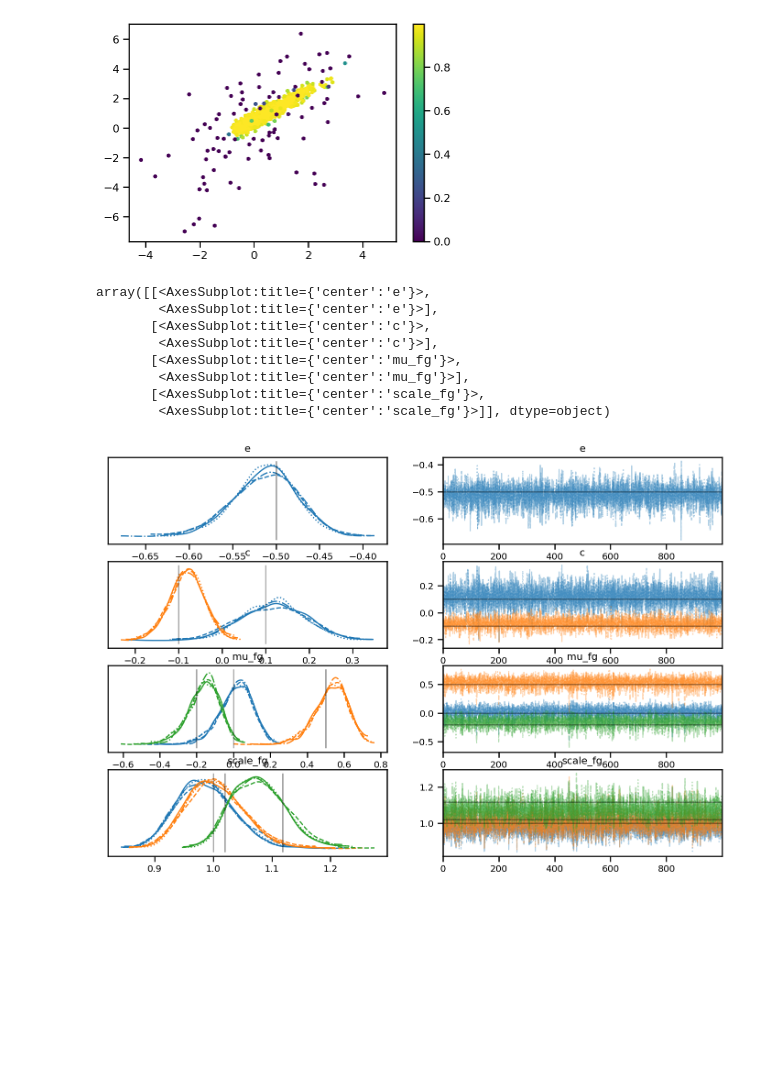
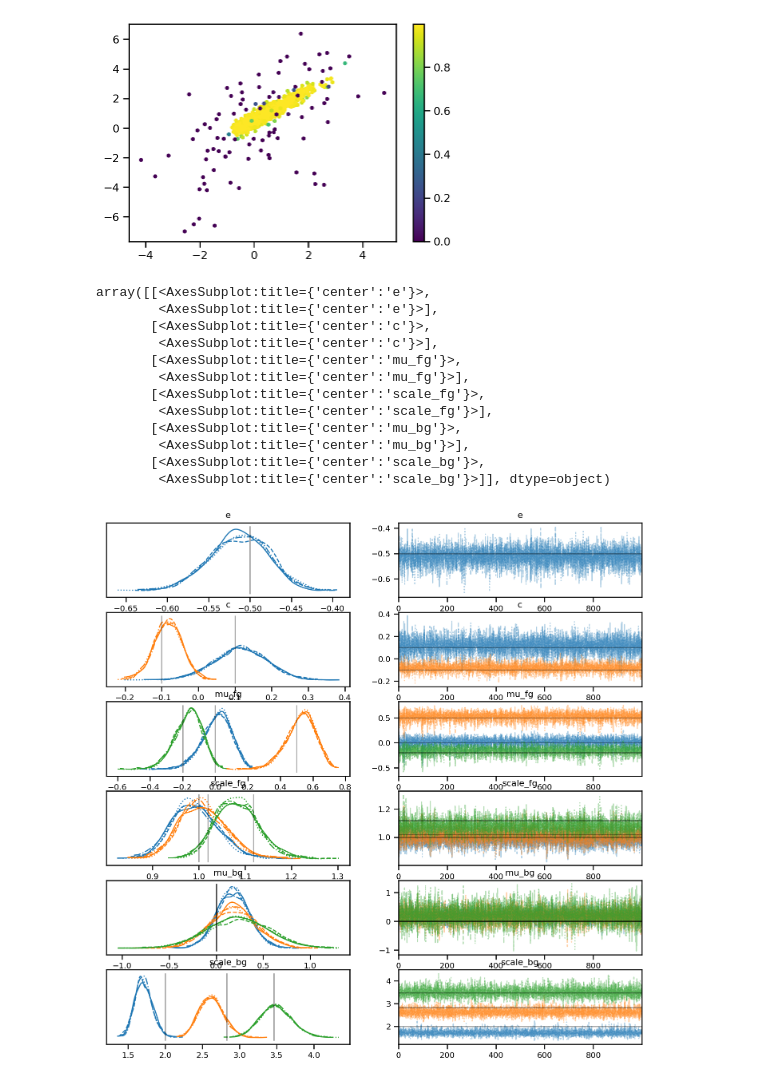
Before and after one commit to farr/EdgePhotometry, a Jupyter notebook: EdgePhotometry.ipynb, the cells around one changed output. Cells and saved outputs as stored; diff of their text form; code cells hidden in the pictures; blank space fills up the shorter version.

```diff
--- a/EdgePhotometry.ipynb
+++ b/EdgePhotometry.ipynb
@@ -314,6 +314,6 @@ Text(0, 0.5, '$A_1$')
 # %%
 sampler = NUTS(edge_model, dense_mass=True)
 mcmc = MCMC(sampler, num_warmup=2000, num_samples=1000, num_chains=4)
-mcmc.run(jax_prng_key(), Aobs, sigma_obs, e_mu=e_mu, e_sigma=e_sigma, mu_bg=mu_bg, cov_bg=cov_bg, f_bg=Nbg/N)
+mcmc.run(jax_prng_key(), Aobs, sigma_obs, e_mu=e_mu, e_sigma=e_sigma)
 # %%
 trace = az.from_numpyro(mcmc)
@@ -350,17 +351,19 @@ plt.colorbar()
 <matplotlib.colorbar.Colorbar at 0x...>
 [figure]
 # %%
-az.plot_trace(trace, var_names=['e', 'c', 'mu_fg', 'scale_fg'],
-              lines=[('mu_fg', {}, mu_fg), ('e', {}, edge), ('c', {}, c), ('scale_fg', {}, scale_fg)])
-# az.plot_trace(trace, var_names=['e', 'c', 'mu_fg', 'scale_fg'],
-#               lines=[('mu_fg', {}, mu_fg), ('e', {}, edge), ('c', {}, c), ('scale_fg', {}, init_params['scale_fg'])])
+az.plot_trace(trace, var_names=['e', 'c', 'mu_fg', 'scale_fg', 'mu_bg', 'scale_bg'],
+              lines=[('mu_fg', {}, mu_fg), ('e', {}, edge), ('c', {}, c), ('scale_fg', {}, scale_fg), ('mu_bg', {}, mu_bg), ('scale_bg', {}, scale_bg)])
 # %% [output]
 array([[<AxesSubplot:title={'center':'e'}>,
         <AxesSubplot:title={'center':'e'}>],
        [<AxesSubplot:title={'center':'c'}>,
         <AxesSubplot:title={'center':'c'}>],
        [<AxesSubplot:title={'center':'mu_fg'}>,
         <AxesSubplot:title={'center':'mu_fg'}>],
        [<AxesSubplot:title={'center':'scale_fg'}>,
-        <AxesSubplot:title={'center':'scale_fg'}>]], dtype=object)
+        <AxesSubplot:title={'center':'scale_fg'}>],
+       [<AxesSubplot:title={'center':'mu_bg'}>,
+        <AxesSubplot:title={'center':'mu_bg'}>],
+       [<AxesSubplot:title={'center':'scale_bg'}>,
+        <AxesSubplot:title={'center':'scale_bg'}>]], dtype=object)
-[figure, old version]
+[figure, new version]
```
Also changed, not shown: parts of 1 cell of this notebook.
